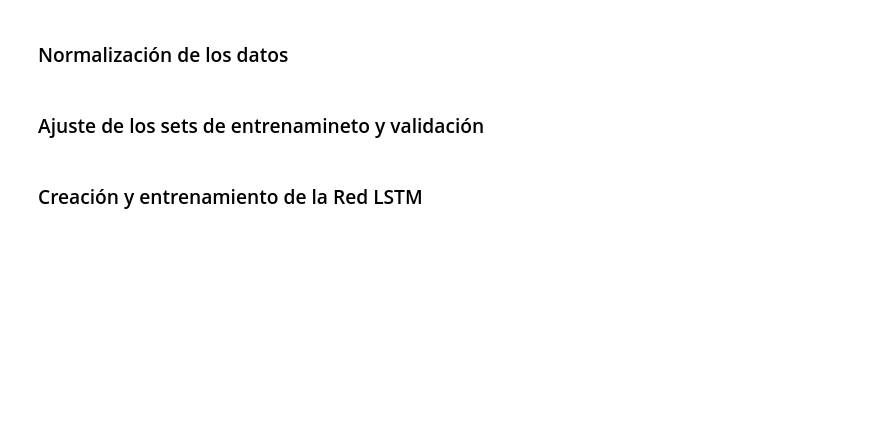
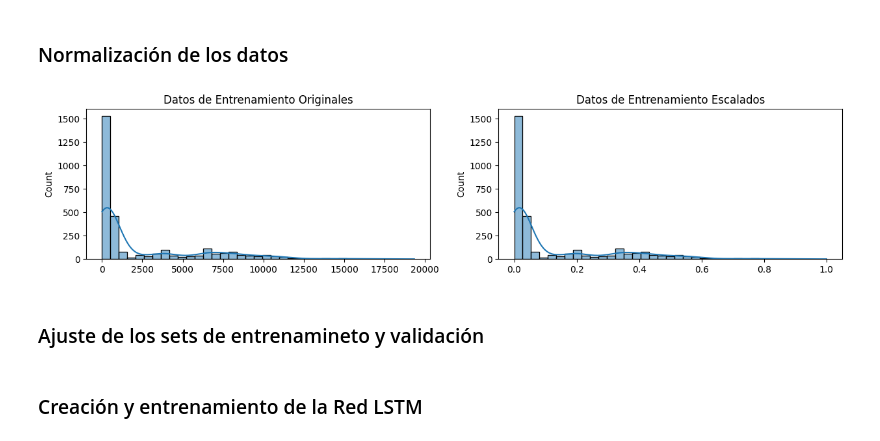
Before and after one commit to 3lC0ri4E/TrabajoTerminalB128, a Jupyter notebook: CryptoPredictModel/TechnicalAnalysisRNN.ipynb, the cells around one changed output. Cells and saved outputs as stored; diff of their text form; code cells hidden in the pictures; blank space fills up the shorter version.

```diff
--- a/CryptoPredictModel/TechnicalAnalysisRNN.ipynb
+++ b/CryptoPredictModel/TechnicalAnalysisRNN.ipynb
@@ -117,6 +107,15 @@ plt.show()
 # %%
 sc = MinMaxScaler(feature_range=(0,1))
 train_set_scaled = sc.fit_transform(train_set)
+# %%
+fig, ax = plt.subplots(1, 2, figsize=(15, 3))
+sns.histplot(train_set, ax=ax[0], kde=True, legend=False)
+ax[0].set_title("Datos de Entrenamiento Originales")
+sns.histplot(train_set_scaled, ax=ax[1], kde=True, legend=False)
+ax[1].set_title("Datos de Entrenamiento Escalados")
+plt.show()
+# %% [output]
+[figure, added]
 # %% [markdown]
 ### Ajuste de los sets de entrenamineto y validación
 # %%
```
Also changed, not shown: parts of 27 cells of this notebook.
